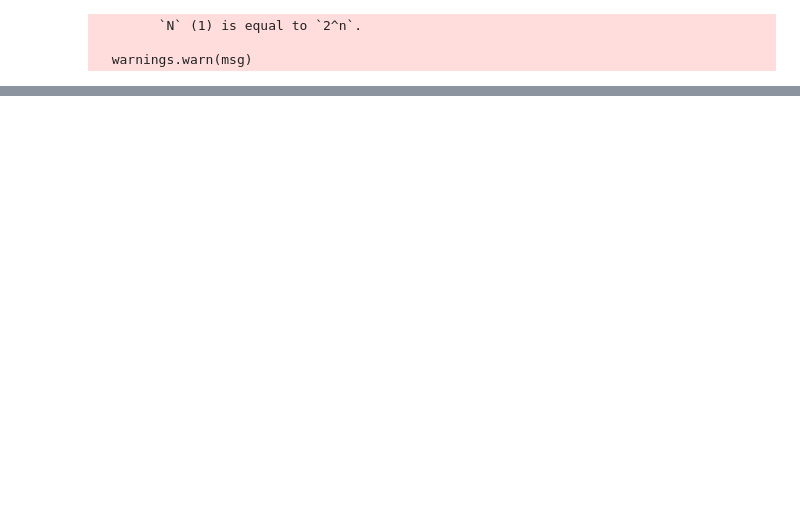
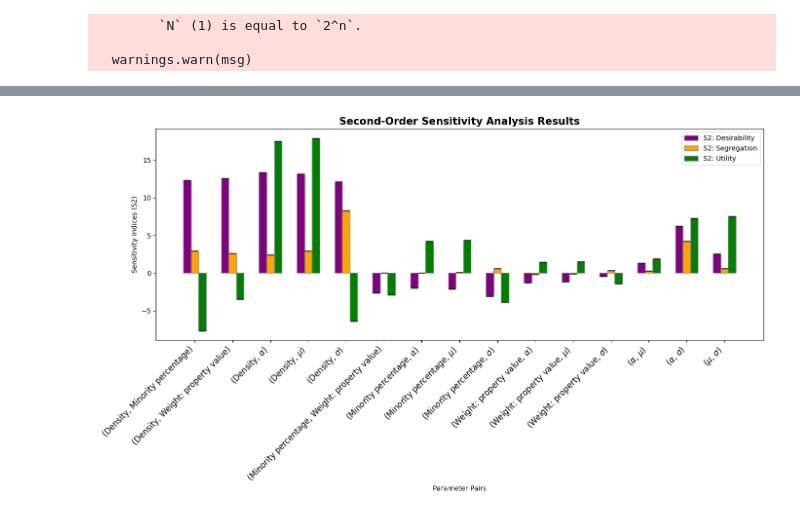
Before and after one commit to ThomasTenDamme/ABM_Group_3, a Jupyter notebook: Mesa Schelling Housing/nb_Kaya.ipynb, the cells around one changed output, grey strips where cells are left out. Drawn from its saved outputs; the diff is of its cells as text; code cells hidden in the pictures; blank space fills up the shorter version.

```diff
--- a/Mesa Schelling Housing/nb_Kaya.ipynb
+++ b/Mesa Schelling Housing/nb_Kaya.ipynb
@@ -696,0 +346,84 @@ for i in range(5):
+# %%
+import matplotlib.pyplot as plt
+import numpy as np
+
+# Sensitivity analysis results
+pairs = [
+    '(Density, Minority percentage)',
+    '(Density, Weight: property value)',
+    r'(Density, $\alpha$)',
+    r'(Density, $\mu$)',
+    r'(Density, $\sigma$)',
+    '(Minority percentage, Weight: property value)',
+    r'(Minority percentage, $\alpha$)',
+    r'(Minority percentage, $\mu$)',
+    r'(Minority percentage, $\sigma$)',
+    r'(Weight: property value, $\alpha$)',
+    r'(Weight: property value, $\mu$)',
+    r'(Weight: property value, $\sigma$)',
+    r'($\alpha$, $\mu$)',
+    r'($\alpha$, $\sigma$)',
+    r'($\mu$, $\sigma$)'
+]
+# Three sets of S2 values and their confidence intervals
+#S2_1 = [-7.648599, -3.451646, 17.496869, 17.871851, -6.366779, -2.890207, 4.236756, 4.364330, -3.881974, 1.459968, 1.505390, -1.430677, 1.926299, 7.244317, 7.497855]
+#S2_1_conf = [1.749568e-15, 2.624351e-15, 6.998270e-15, 6.998270e-15, 3.499135e-15, 1.749568e-15, 3.499135e-15, 0.000000e+00, 8.747838e-16, 0.000000e+00, 1.312176e-15, 0.000000e+00, 0.000000e+00, 5.248703e-15, 0.000000e+00]
+S2_desirability = np.array(Si_desirability['S2'])
+S2_desirability = S2_desirability[~np.isnan(S2_desirability)]
+S2_conf_desirability = np.array(Si_desirability['S2_conf'])
+S2_conf_desirability = S2_conf_desirability[~np.isnan(S2_conf_desirability)]
+
+#S2_2 = [2.953479, 2.635356, 2.441283, 2.933851, 8.332545, 0.053501, 0.035002, 0.081955, 0.596572, -0.145167, -0.102131, 0.369556, 0.305534, 4.200879, 0.636475]
+#S2_2_conf = [0.000000e+00, 8.747838e-16, 0.000000e+00, 0.000000e+00, 3.499135e-15, 1.366850e-17, 0.000000e+00, 2.733699e-17, 0.000000e+00, 0.000000e+00, 5.467399e-17, 2.186959e-16, 0.000000e+00, 1.749568e-15, 2.186959e-16]
+S2_agent = np.array(Si_agent['S2'])
+S2_agent = S2_agent[~np.isnan(S2_agent)]
+S2_conf_agent = np.array(Si_agent['S2_conf'])
+S2_conf_agent = S2_conf_agent[~np.isnan(S2_conf_agent)]
+#S2_3 = [12.299219, 12.601563, 13.376327, 13.183773, 12.095902, -2.618332, -1.952655, -2.118097, -3.052795, -1.266391, -1.145132, -0.460051, 1.319573, 6.229047, 2.523827]
+#S2_3_conf = [0.000000e+00, 6.998270e-15, 1.749568e-14, 1.049741e-14, 1.049741e-14, 0.000000e+00, 4.373919e-16, 8.747838e-16, 2.624351e-15, 8.747838e-16, 8.747838e-16, 3.280439e-16, 0.000000e+00, 1.749568e-15, 8.747838e-16]
+S2_utility = np.array(Si_utility['S2'])
+S2_utility = S2_utility[~np.isnan(S2_utility)]
+S2_conf_utility = np.array(Si_utility['S2_conf'])
+S2_conf_utility = S2_conf_utility[~np.isnan(S2_conf_utility)]
+
+# Convert confidence intervals to errors (assuming symmetrical errors)
+S2_1_err = np.array(S2_conf_desirability)
+S2_2_err = np.array(S2_conf_agent)
+S2_3_err = np.array(S2_conf_utility)
+
+# Ensure all arrays are of the same length
+assert len(pairs) == len(S2_desirability) == len(S2_conf_desirability) == len(S2_agent) == len(S2_conf_agent) == len(S2_utility) == len(S2_conf_utility), "All input arrays must have the same length"
+
+# Bar width
+bar_width = 0.2
+
+# Positions of the bars
+positions = np.arange(len(pairs))
+r1 = positions - bar_width
+r2 = positions
+r3 = positions + bar_width
+
+
+# Create the figure and axis
+fig, ax = plt.subplots(figsize=(14, 8))
+
+# Plot S2_1, S2_2, S2_3 with error bars
+bars1 = ax.bar(r1, S2_desirability, yerr=S2_1_err, capsize=5, color='purple', width=bar_width, edgecolor='grey', label='S2: Desirability')
+bars2 = ax.bar(r2, S2_agent, yerr=S2_2_err, capsize=5, color='orange', width=bar_width, edgecolor='grey', label='S2: Segregation')
+bars3 = ax.bar(r3, S2_utility, yerr=S2_3_err, capsize=5, color='green', width=bar_width, edgecolor='grey', label='S2: Utility')
+
+# Adding labels
+ax.set_xlabel('Parameter Pairs', fontsize=10)
+ax.set_ylabel('Sensitivity Indices (S2)', fontsize=10)
+ax.set_title('Second-Order Sensitivity Analysis Results', fontweight='bold', fontsize=15)
+ax.set_xticks(positions)
+ax.set_xticklabels(pairs, rotation=45, ha='right', fontsize=12)
+
+# Add a legend
+ax.legend()
+
+# Show the plot
+plt.tight_layout()
+plt.show()
+# %% [output]
+[figure, added]
```
Also changed, not shown: parts of 27 cells of this notebook.
